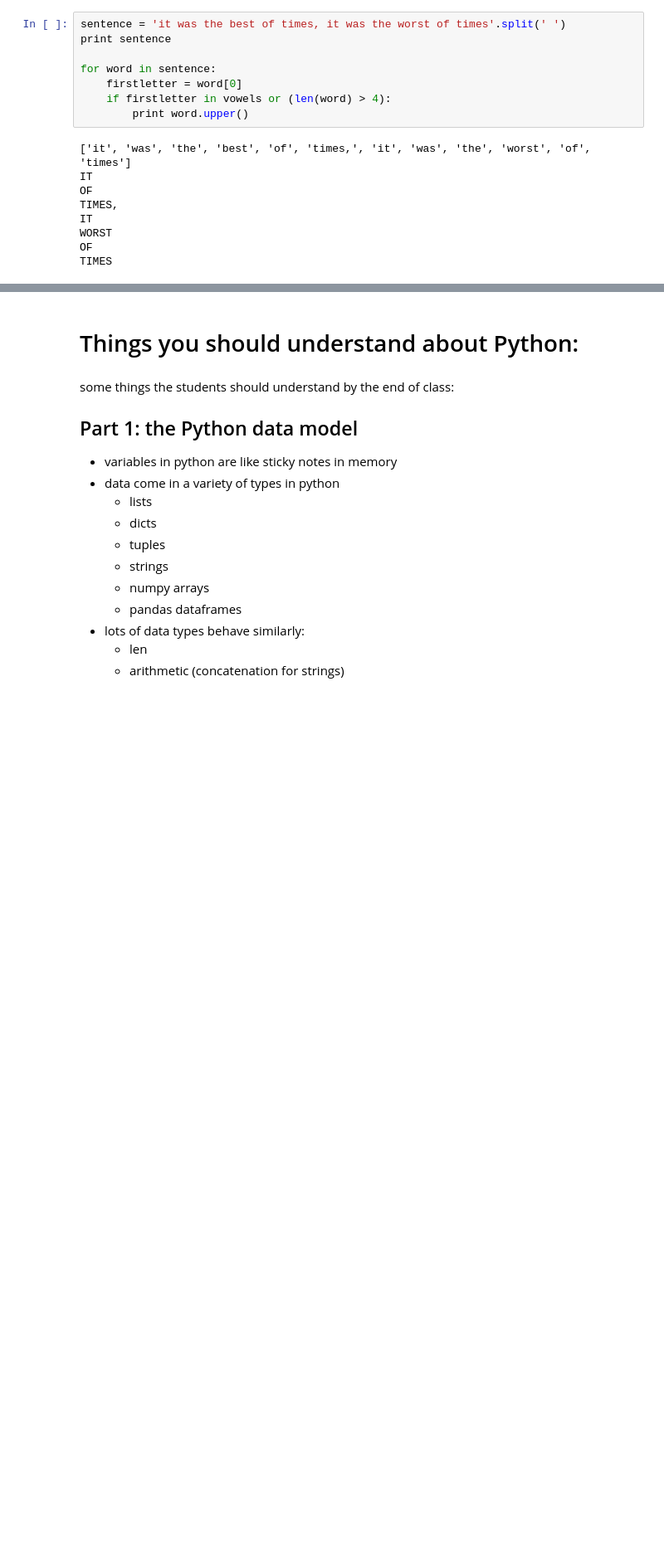
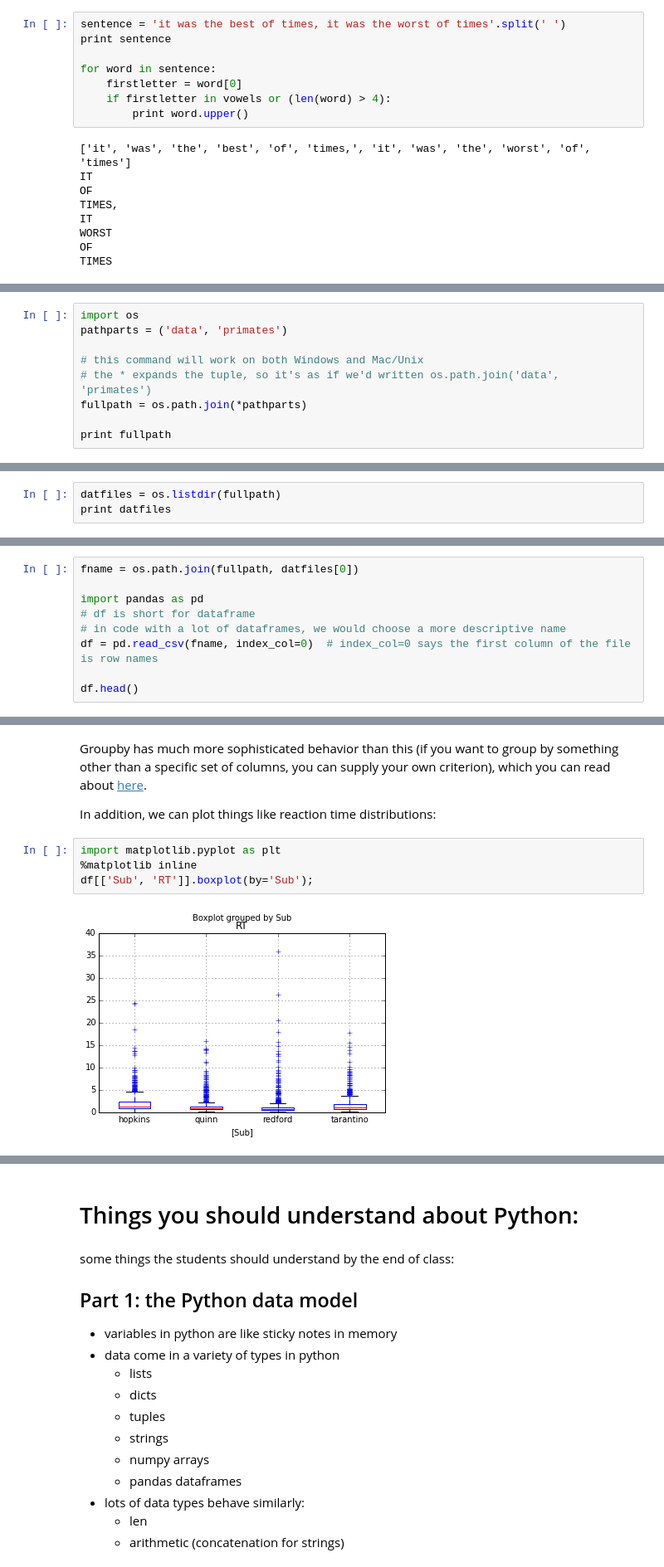
Before and after one commit to jmxpearson/DIBS_materials, a Jupyter notebook: python/Basic Programming in Python.ipynb, the cells around one changed output, grey strips where cells are left out. Shown at 83% size. Saved outputs shown, nothing was run; the diff lists cells and outputs as text; blank space fills up the shorter version.

```diff
--- a/python/Basic Programming in Python.ipynb
+++ b/python/Basic Programming in Python.ipynb
@@ -333,0 +345,9 @@ TIMES
+# %%
+import os
+pathparts = ('data', 'primates')
+
+# this command will work on both Windows and Mac/Unix
+# the * expands the tuple, so it's as if we'd written os.path.join('data', 'primates')
+fullpath = os.path.join(*pathparts)
+
+print fullpath
@@ -333,0 +356,3 @@ TIMES
+# %%
+datfiles = os.listdir(fullpath)
+print datfiles
@@ -333,0 +363,9 @@ TIMES
+# %%
+fname = os.path.join(fullpath, datfiles[0])
+
+import pandas as pd
+# df is short for dataframe
+# in code with a lot of dataframes, we would choose a more descriptive name
+df = pd.read_csv(fname, index_col=0)  # index_col=0 says the first column of the file is row names
+
+df.head()
@@ -333,0 +423,10 @@ TIMES
+# %% [markdown]
+Groupby has much more sophisticated behavior than this (if you want to group by something other than a specific set of columns, you can supply your own criterion), which you can read about [here](http://pandas.pydata.org/pandas-docs/dev/groupby.html).
+
+In addition, we can plot things like reaction time distributions:
+# %%
+import matplotlib.pyplot as plt
+%matplotlib inline
+df[['Sub', 'RT']].boxplot(by='Sub');
+# %% [output]
+[figure, added]
```
Also changed, not shown: parts of 23 cells of this notebook.
